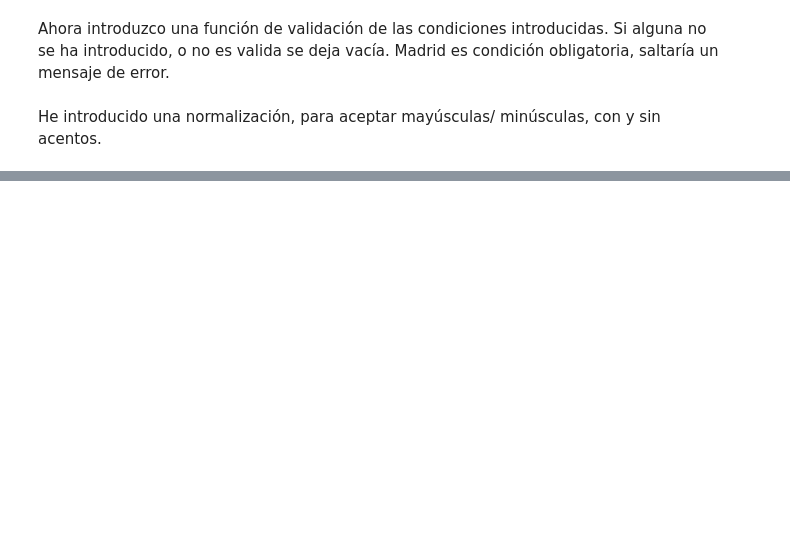
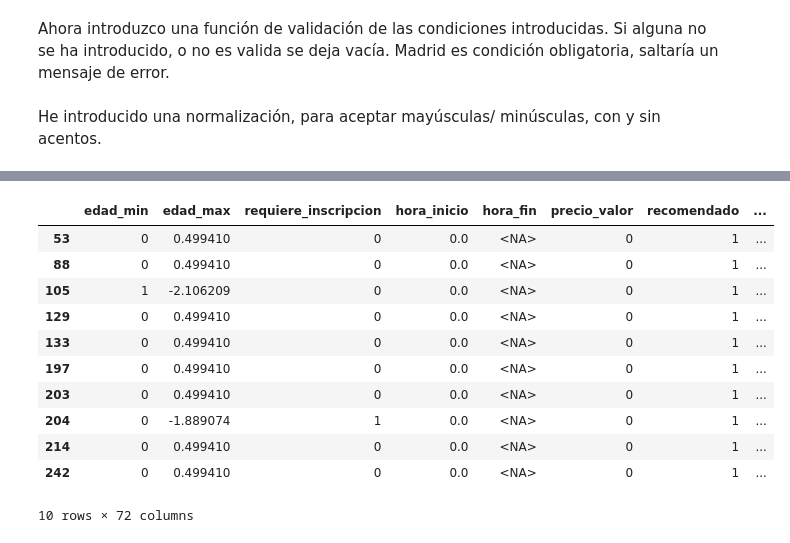
Before and after one commit to abdonrb/desafio_tripulaciones, a Jupyter notebook: notebooks/06_ModeloML_RecomencionActividades_KNN_agv.ipynb, the cells around one changed output, grey strips where cells are left out. Cells and saved outputs as stored; diff of their text form; code cells hidden in the pictures; blank space fills up the shorter version.

```diff
--- a/notebooks/06_ModeloML_RecomencionActividades_KNN_agv.ipynb
+++ b/notebooks/06_ModeloML_RecomencionActividades_KNN_agv.ipynb
@@ -426,0 +656,23 @@ else:
+# %%
+# OPCIÓN 1
+import sys
+import os
+sys.path.append(os.path.abspath('../src/utils'))
+from utils_agv import df_to_ml
+
+df_filtrado_ml = df_to_ml(df_filtrado)
+
+df_filtrado_ml
+# %% [output]
+|  | edad_min | edad_max | requiere_inscripcion | hora_inicio | hora_fin | precio_valor | recomendado | ... |
+| 53 | 0 | 0.499410 | 0 | 0.0 | <NA> | 0 | 1 | ... |
+| 88 | 0 | 0.499410 | 0 | 0.0 | <NA> | 0 | 1 | ... |
+| 105 | 1 | -2.106209 | 0 | 0.0 | <NA> | 0 | 1 | ... |
+| 129 | 0 | 0.499410 | 0 | 0.0 | <NA> | 0 | 1 | ... |
+| 133 | 0 | 0.499410 | 0 | 0.0 | <NA> | 0 | 1 | ... |
+| 197 | 0 | 0.499410 | 0 | 0.0 | <NA> | 0 | 1 | ... |
+| 203 | 0 | 0.499410 | 0 | 0.0 | <NA> | 0 | 1 | ... |
+| 204 | 0 | -1.889074 | 1 | 0.0 | <NA> | 0 | 1 | ... |
+| 214 | 0 | 0.499410 | 0 | 0.0 | <NA> | 0 | 1 | ... |
+| 242 | 0 | 0.499410 | 0 | 0.0 | <NA> | 0 | 1 | ... |
+10 rows × 72 columns
```
Also changed, not shown: parts of 25 cells of this notebook, 3 other files.
